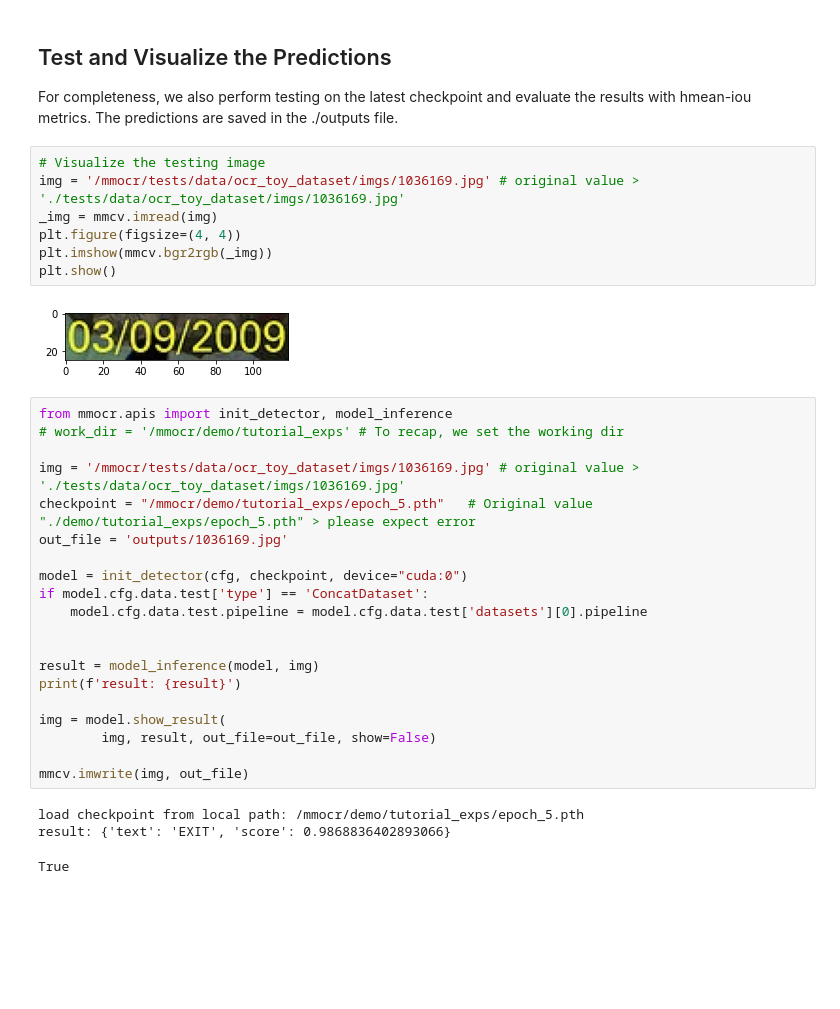
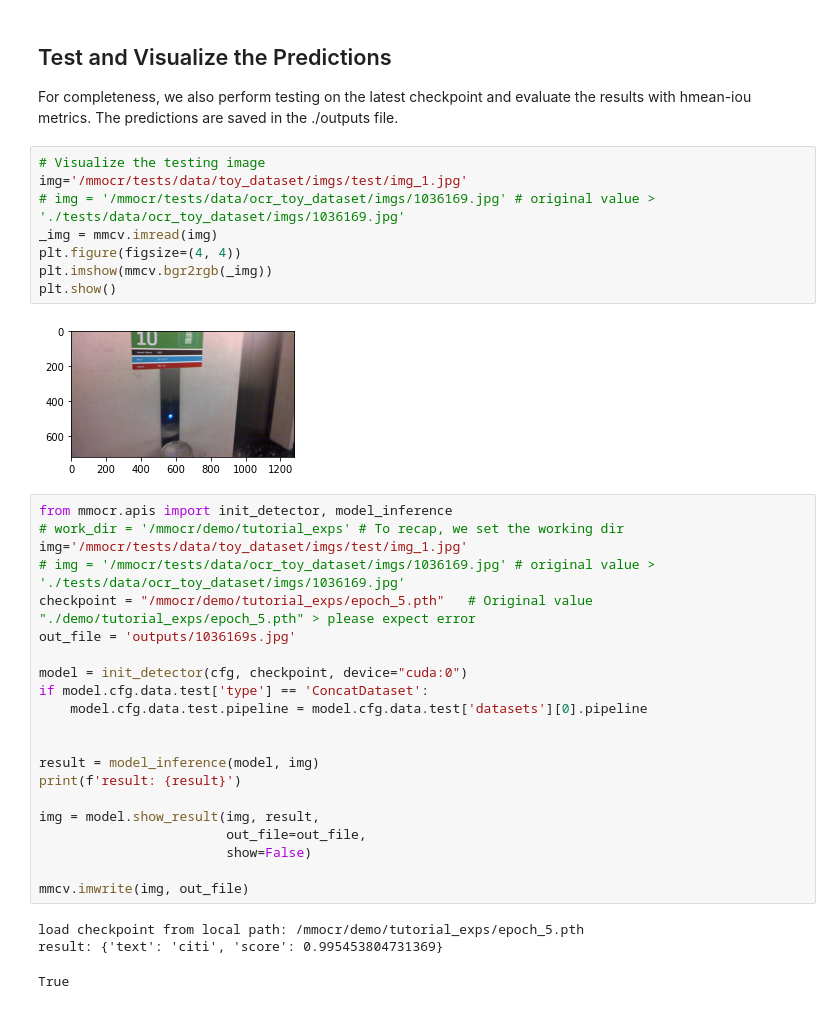
Before and after one commit to balandongiv/mmocr_tutorial, a Jupyter notebook: custom mmocr.ipynb, the cells around one changed output. Drawn from its saved outputs; the diff is of its cells as text; blank space fills up the shorter version.

```diff
--- a/custom mmocr.ipynb
+++ b/custom mmocr.ipynb
@@ -757,20 +677,21 @@ Evaluating /mmocr/tests/data/toy_dataset/train_label.txt with 21 images now
 For completeness, we also perform testing on the latest checkpoint and evaluate the results with hmean-iou metrics. The predictions are saved in the ./outputs file.
 # %%
 # Visualize the testing image
-img = '/mmocr/tests/data/ocr_toy_dataset/imgs/1036169.jpg' # original value > './tests/data/ocr_toy_dataset/imgs/1036169.jpg'
+img='/mmocr/tests/data/toy_dataset/imgs/test/img_1.jpg'
+# img = '/mmocr/tests/data/ocr_toy_dataset/imgs/1036169.jpg' # original value > './tests/data/ocr_toy_dataset/imgs/1036169.jpg'
 _img = mmcv.imread(img)
 plt.figure(figsize=(4, 4))
 plt.imshow(mmcv.bgr2rgb(_img))
 plt.show()
 # %% [output]
-[figure, old version]
+[figure, new version]
 # %%
 from mmocr.apis import init_detector, model_inference
 # work_dir = '/mmocr/demo/tutorial_exps' # To recap, we set the working dir
-
-img = '/mmocr/tests/data/ocr_toy_dataset/imgs/1036169.jpg' # original value > './tests/data/ocr_toy_dataset/imgs/1036169.jpg'
+img='/mmocr/tests/data/toy_dataset/imgs/test/img_1.jpg'
+# img = '/mmocr/tests/data/ocr_toy_dataset/imgs/1036169.jpg' # original value > './tests/data/ocr_toy_dataset/imgs/1036169.jpg'
 checkpoint = "/mmocr/demo/tutorial_exps/epoch_5.pth"   # Original value "./demo/tutorial_exps/epoch_5.pth" > please expect error
-out_file = 'outputs/1036169.jpg'
+out_file = 'outputs/1036169s.jpg'
 
 model = init_detector(cfg, checkpoint, device="cuda:0")
 if model.cfg.data.test['type'] == 'ConcatDataset':
@@ -780,13 +701,14 @@ if model.cfg.data.test['type'] == 'ConcatDataset':
 result = model_inference(model, img)
 print(f'result: {result}')
 
-img = model.show_result(
-        img, result, out_file=out_file, show=False)
+img = model.show_result(img, result,
+                        out_file=out_file,
+                        show=False)
 
 mmcv.imwrite(img, out_file)
 # %% [output]
 load checkpoint from local path: /mmocr/demo/tutorial_exps/epoch_5.pth
-result: {'text': 'EXIT', 'score': 0.9868836402893066}
+result: {'text': 'citi', 'score': 0.995453804731369}
 True
 # %%
 # Visualize the results
```
Also changed, not shown: parts of 4 cells of this notebook.
